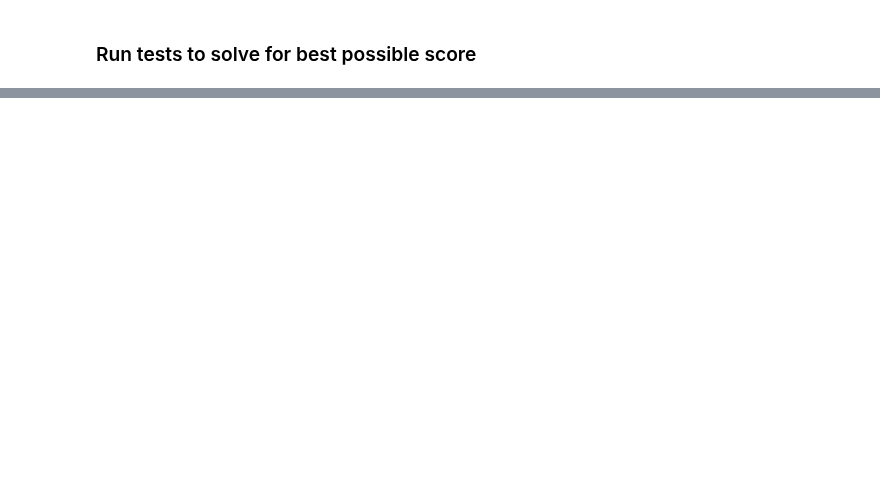
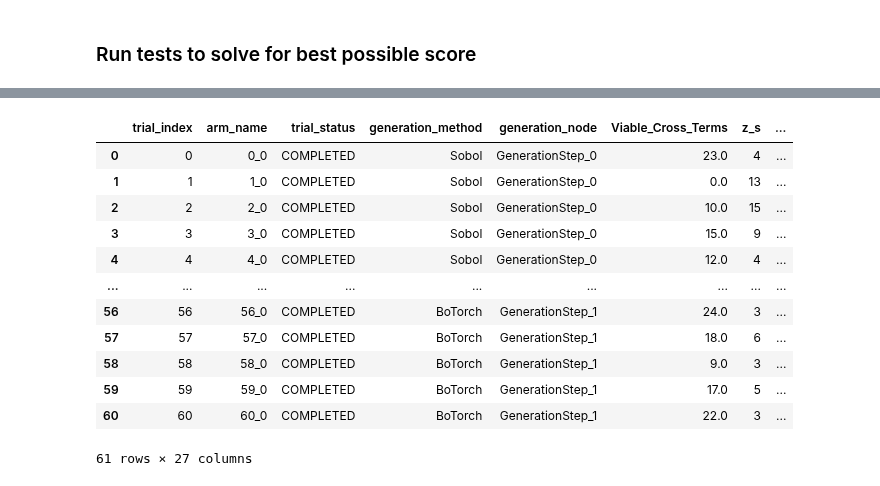
Before and after one commit to c-y-i/Mod_DOE, a Jupyter notebook: scratch_Taguchi_generation_w_bayzop.ipynb, the cells around one changed output, grey strips where cells are left out. Saved outputs shown, nothing was run; the diff lists cells and outputs as text; code cells hidden in the pictures; blank space fills up the shorter version.

```diff
--- a/scratch_Taguchi_generation_w_bayzop.ipynb
+++ b/scratch_Taguchi_generation_w_bayzop.ipynb
@@ -187,0 +270,16 @@ for i in range(13):
+# %%
+Tag_client.generation_strategy.trials_as_df
+# %% [output]
+|  | trial_index | arm_name | trial_status | generation_method | generation_node | Viable_Cross_Terms | z_s | ... |
+| 0 | 0 | 0_0 | COMPLETED | Sobol | GenerationStep_0 | 23.0 | 4 | ... |
+| 1 | 1 | 1_0 | COMPLETED | Sobol | GenerationStep_0 | 0.0 | 13 | ... |
+| 2 | 2 | 2_0 | COMPLETED | Sobol | GenerationStep_0 | 10.0 | 15 | ... |
+| 3 | 3 | 3_0 | COMPLETED | Sobol | GenerationStep_0 | 15.0 | 9 | ... |
+| 4 | 4 | 4_0 | COMPLETED | Sobol | GenerationStep_0 | 12.0 | 4 | ... |
+| ... | ... | ... | ... | ... | ... | ... | ... | ... |
+| 56 | 56 | 56_0 | COMPLETED | BoTorch | GenerationStep_1 | 24.0 | 3 | ... |
+| 57 | 57 | 57_0 | COMPLETED | BoTorch | GenerationStep_1 | 18.0 | 6 | ... |
+| 58 | 58 | 58_0 | COMPLETED | BoTorch | GenerationStep_1 | 9.0 | 3 | ... |
+| 59 | 59 | 59_0 | COMPLETED | BoTorch | GenerationStep_1 | 17.0 | 5 | ... |
+| 60 | 60 | 60_0 | COMPLETED | BoTorch | GenerationStep_1 | 22.0 | 3 | ... |
+61 rows × 27 columns
```
Also changed, not shown: parts of 24 cells of this notebook.
